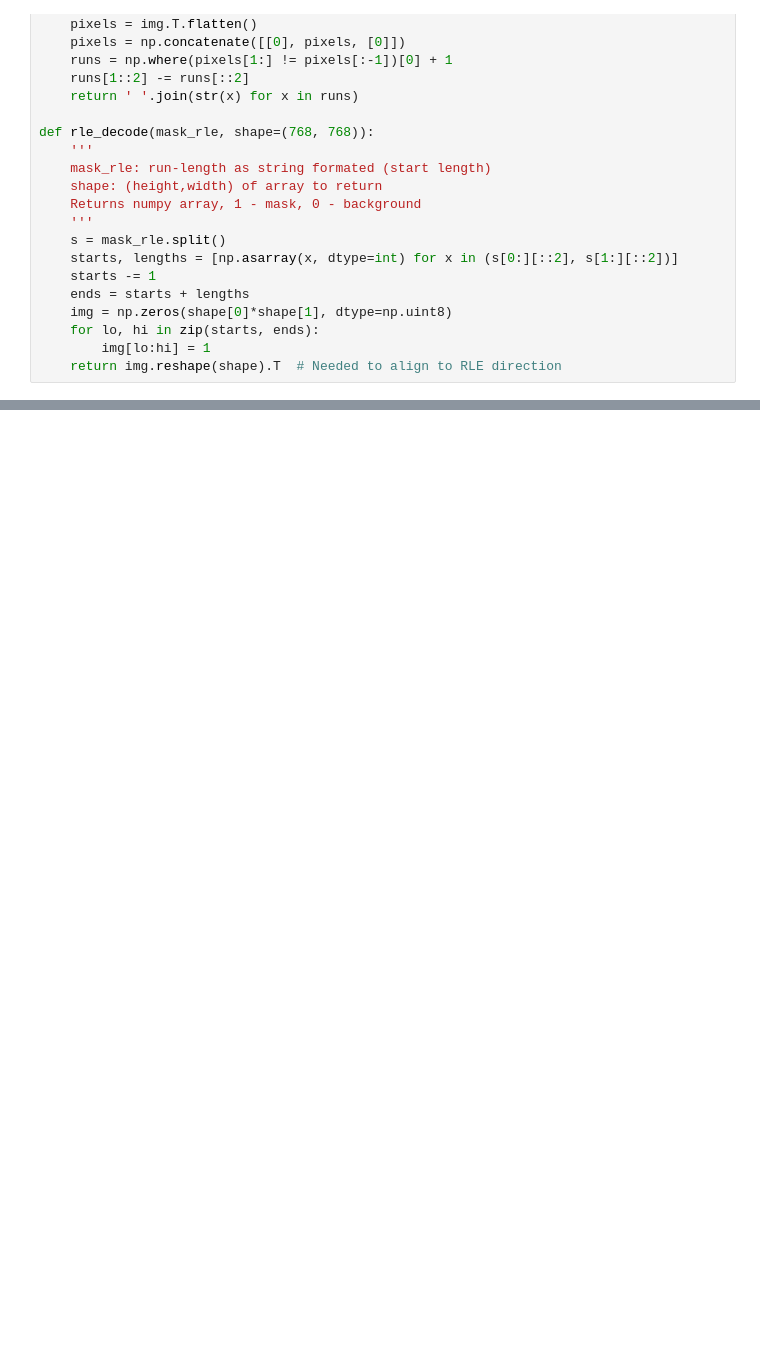
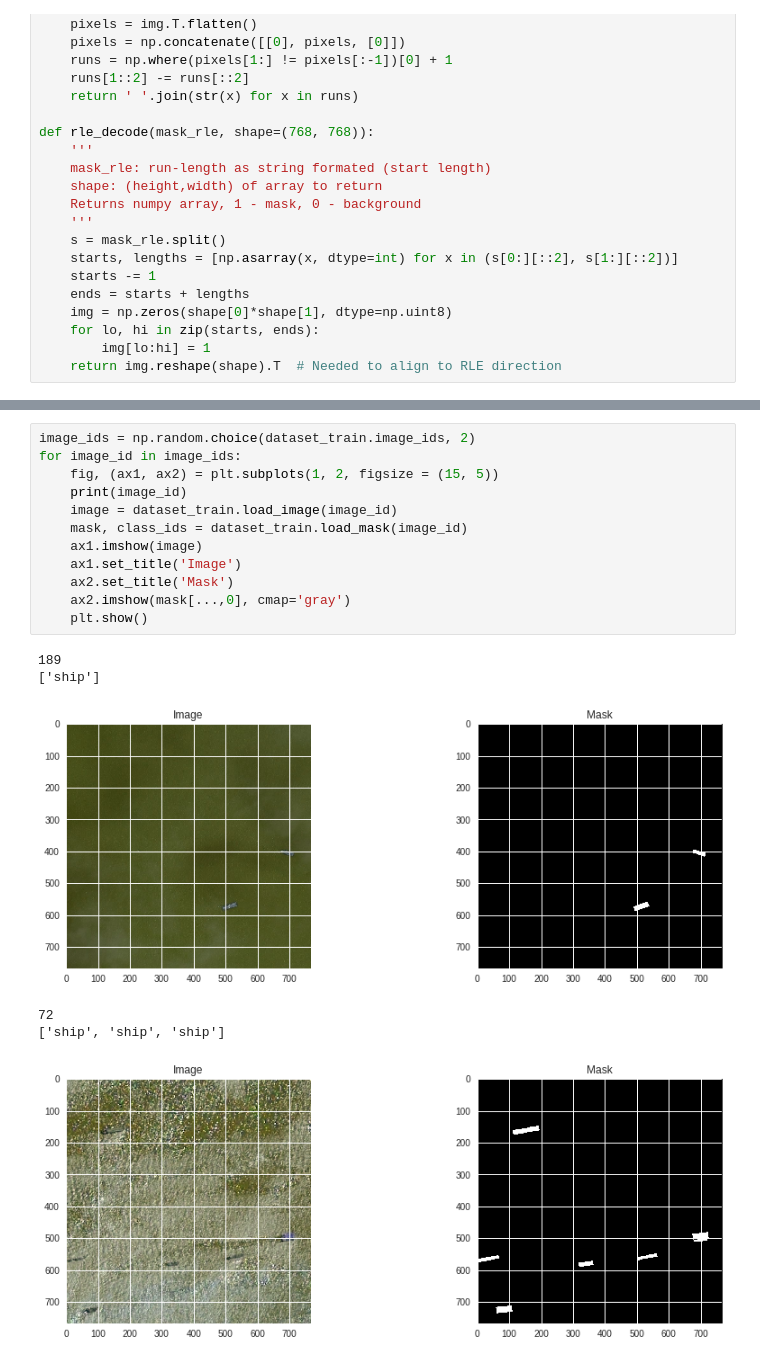
Before and after one commit to mowoe/airbus-ship-detection, a Jupyter notebook: Airbus_Ship_Detection.ipynb, the cells around one changed output, grey strips where cells are left out. Drawn from its saved outputs; the diff is of its cells as text; blank space fills up the shorter version.

```diff
--- a/Airbus_Ship_Detection.ipynb
+++ b/Airbus_Ship_Detection.ipynb
@@ -176,0 +206,19 @@ california_housing_train.csv  README.md
+# %%
+image_ids = np.random.choice(dataset_train.image_ids, 2)
+for image_id in image_ids:
+    fig, (ax1, ax2) = plt.subplots(1, 2, figsize = (15, 5))
+    print(image_id)
+    image = dataset_train.load_image(image_id)
+    mask, class_ids = dataset_train.load_mask(image_id)
+    ax1.imshow(image)
+    ax1.set_title('Image')
+    ax2.set_title('Mask')
+    ax2.imshow(mask[...,0], cmap='gray')
+    plt.show()
+# %% [output]
+189
+['ship']
+[figure, added]
+72
+['ship', 'ship', 'ship']
+[figure, added]
```
Also changed, not shown: parts of 26 cells of this notebook.
